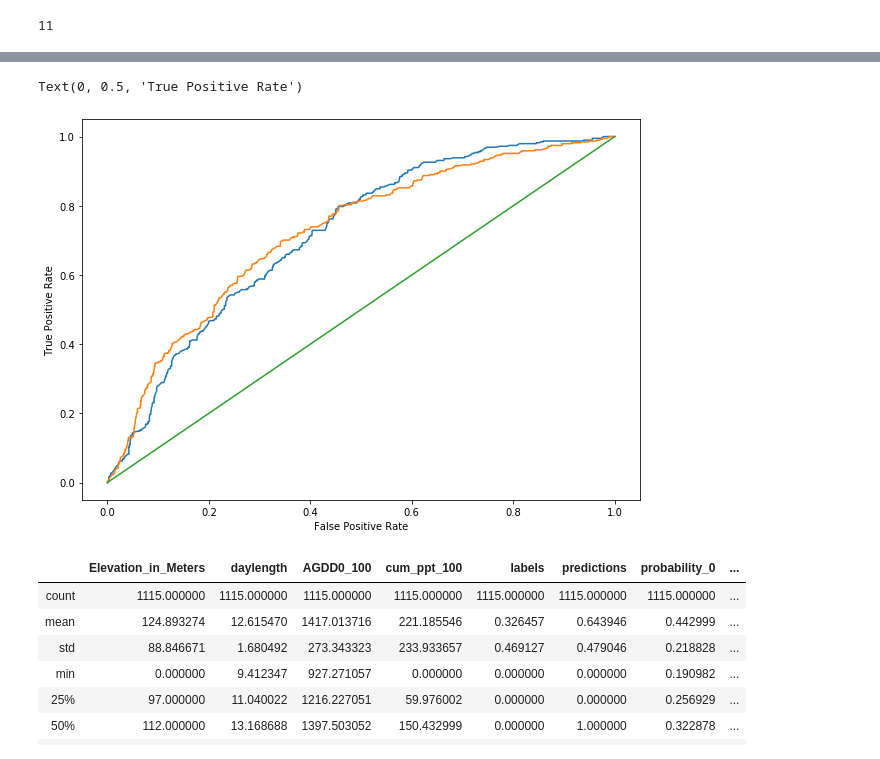
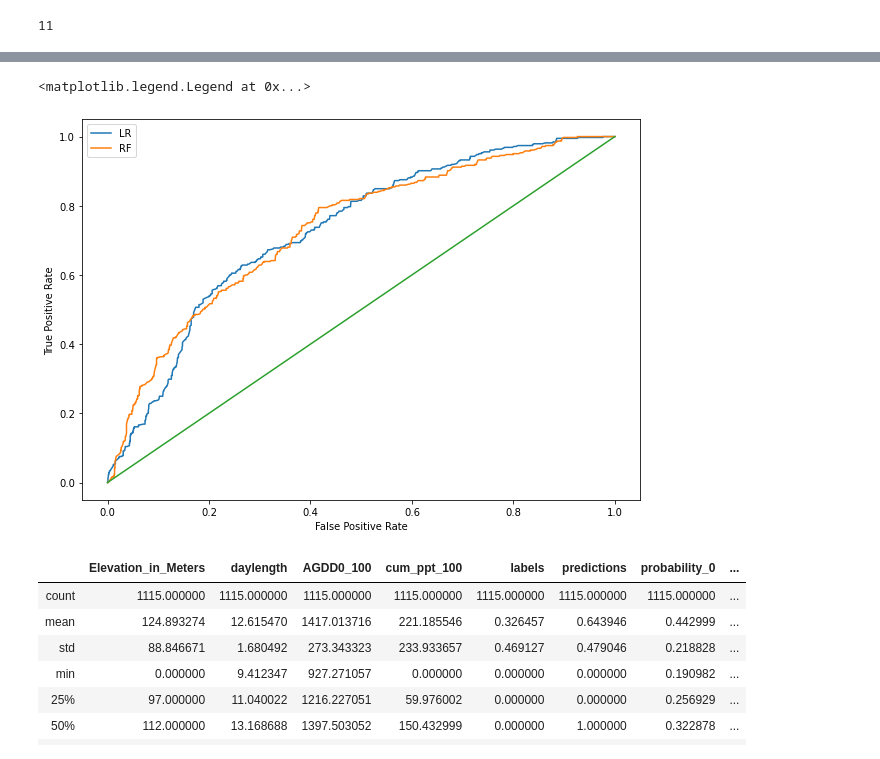
Before and after one commit to christophlee/Bloom-Finder, a Jupyter notebook: npn_explore.ipynb, the cells around one changed output, grey strips where cells are left out. Cells and saved outputs as stored; diff of their text form; code cells hidden in the pictures.

```diff
--- a/npn_explore.ipynb
+++ b/npn_explore.ipynb
@@ -102,7 +108,7 @@ data = data[['date','State','Submission_ID','Latitude','Longitude','Elevation_in
 # %%
 # Now save this df for quick retrieval
 #data.to_pickle('npn_dataset.pkl')
-data = pd.read_pickle('npn_dataset.pkl')
+data = pd.read_pickle('data/npn_dataset.pkl')
 # %%
 print ("Total number of records: %d" % len(data))
 print (data.groupby('Phenophase_Description').count().iloc[:,0].sort_values(ascending=False))
@@ -674,3 +692,5 @@ For categorical, try
+# %%
+data = pd.read_pickle('data/npn_dataset_agdd_ppt.pkl')
 # %%
 def prepare_training_data (data, phenophase='Flowers or flower buds'):
 
@@ -763,7 +839,7 @@ normalize=True,cv=5))
 0.07842860952733888
 KeyboardInterrupt:
 # %%
-interaction = PolynomialFeatures(degree=4, include_bias=False, interaction_only=False)
+interaction = PolynomialFeatures(degree=2, include_bias=False, interaction_only=True)
 x_inter = interaction.fit_transform(x_train)
 x_mean = np.mean(x_inter,axis=0)
 x_std = np.std(x_inter,axis=0)
@@ -913,0 +991,4 @@ Accuracy: 0.7517460317460317
+# %%
+# train and predict using random forest
+rfmodel = RandomForestClassifier(n_estimators=2000,max_depth=14,min_samples_leaf=100,random_state=50,max_features='sqrt',n_jobs=-1,verbose=1)
+rfmodel.fit(transform_input(x_train),y_train)
@@ -953,17 +1172,18 @@ probs = logmodel.predict_proba(transform_input(x_test_time))
 preds = probs[:,1]
 fpr, tpr, threshold = metrics.roc_curve(y_test_time, preds)
 roc_auc = metrics.auc(fpr, tpr)
-plt.plot(fpr,tpr)
+plt.plot(fpr,tpr,label='LR')
 
 probs = rfmodel.predict_proba(transform_input(x_test_time))
 preds = probs[:,1]
 fpr, tpr, threshold = metrics.roc_curve(y_test_time, preds)
 roc_auc = metrics.auc(fpr, tpr)
-plt.plot(fpr,tpr)
+plt.plot(fpr,tpr,label='RF')
 
 plt.plot(fpr,fpr)
 plt.xlabel ('False Positive Rate')
 plt.ylabel ('True Positive Rate')
+plt.legend()
 # %% [output]
 [Parallel(n_jobs=8)]: Using backend ThreadingBackend with 8 concurrent workers.
 [Parallel(n_jobs=8)]: Done  34 tasks      | elapsed:    0.0s
@@ -972,5 +1196,5 @@ plt.ylabel ('True Positive Rate')
-Text(0, 0.5, 'True Positive Rate')
+<matplotlib.legend.Legend at 0x...>
-[figure, old version]
+[figure, new version]
 # %%
 x_test_location_pred.describe()
 # %% [output]
```
Also changed, not shown: parts of 89 cells of this notebook, 2 other files.
